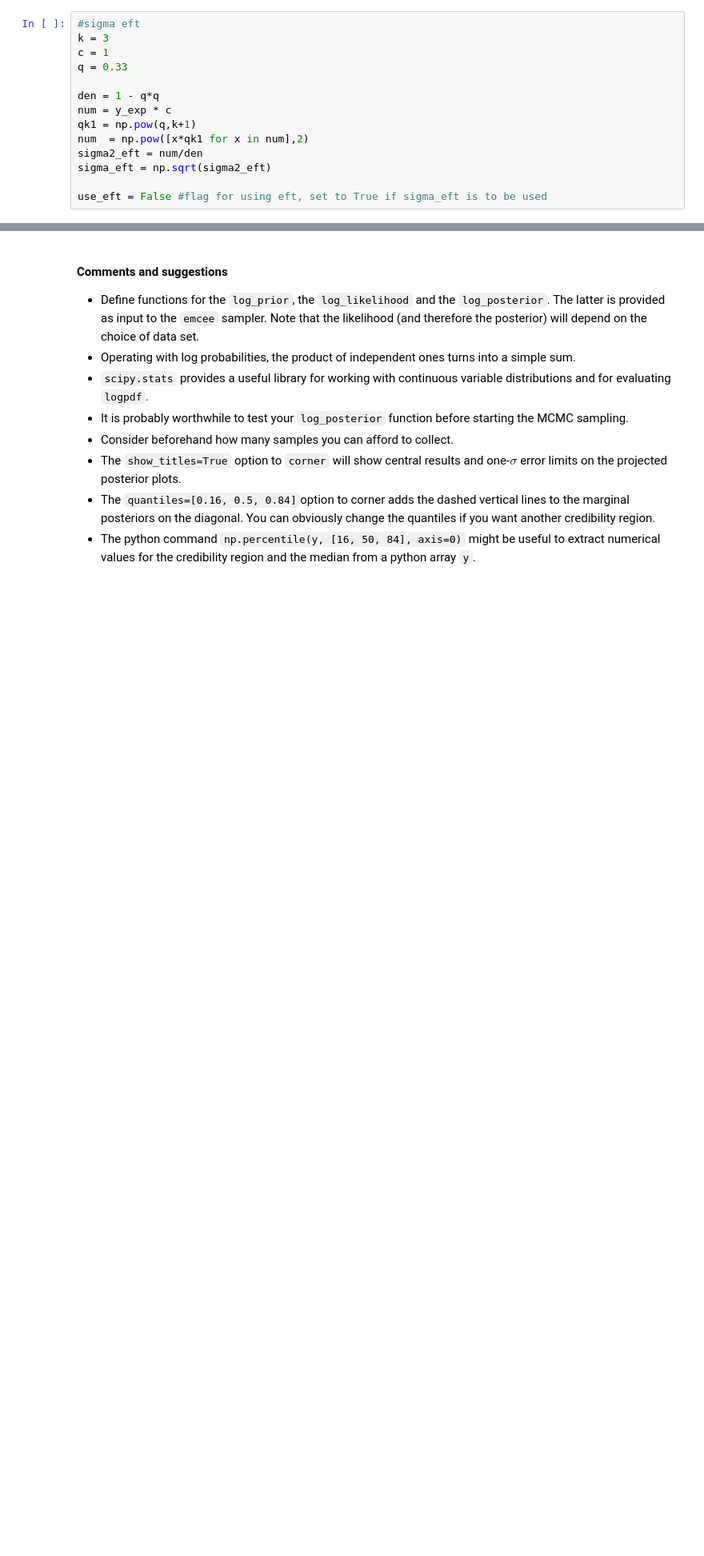
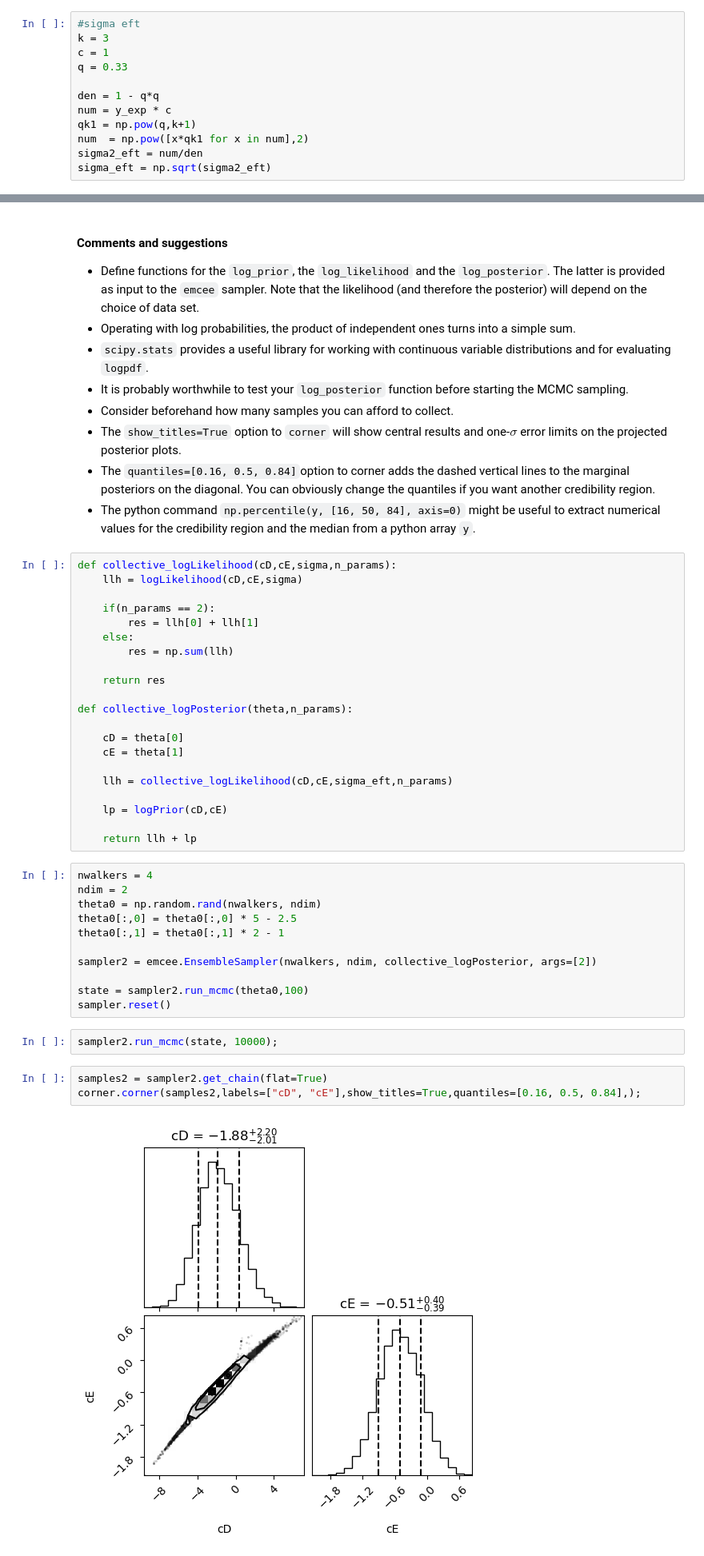
Before and after one commit to wonder-coconut/tif285_project, a Jupyter notebook: TIF285_Project1.ipynb, the cells around one changed output, grey strips where cells are left out. Shown at 80% size. Saved outputs shown, nothing was run; the diff lists cells and outputs as text; blank space fills up the shorter version.

```diff
--- a/TIF285_Project1.ipynb
+++ b/TIF285_Project1.ipynb
@@ -159,8 +160,6 @@ qk1 = np.pow(q,k+1)
 num  = np.pow([x*qk1 for x in num],2)
 sigma2_eft = num/den
 sigma_eft = np.sqrt(sigma2_eft)
-
-use_eft = False #flag for using eft, set to True if sigma_eft is to be used
 # %%
 def logPrior(cD,cE):
     return np.log(stats.norm.pdf(cD,0,5)*stats.norm.pdf(cE,0,5))
@@ -298,3 +317,42 @@ axes[1].contour(cD_range,cE_range,res_eft_ft3h,levels=contours_eft_ft3h,colors =
 * The `show_titles=True` option to `corner` will show central results and one-$\sigma$ error limits on the projected posterior plots.
 * The `quantiles=[0.16, 0.5, 0.84]`option to corner adds the dashed vertical lines to the marginal posteriors on the diagonal. You can obviously change the quantiles if you want another credibility region.
 * The python command `np.percentile(y, [16, 50, 84], axis=0)` might be useful to extract numerical values for the credibility region and the median from a python array `y`.
+# %%
+def collective_logLikelihood(cD,cE,sigma,n_params):
+    llh = logLikelihood(cD,cE,sigma)
+
+    if(n_params == 2):
+        res = llh[0] + llh[1]
+    else:
+        res = np.sum(llh)
+
+    return res
+
+def collective_logPosterior(theta,n_params):
+
+    cD = theta[0]
+    cE = theta[1]
+
+    llh = collective_logLikelihood(cD,cE,sigma_eft,n_params)
+
+    lp = logPrior(cD,cE)
+
+    return llh + lp
+# %%
+nwalkers = 4
+ndim = 2
+theta0 = np.random.rand(nwalkers, ndim)
+theta0[:,0] = theta0[:,0] * 5 - 2.5
+theta0[:,1] = theta0[:,1] * 2 - 1
+
+sampler2 = emcee.EnsembleSampler(nwalkers, ndim, collective_logPosterior, args=[2])
+
+state = sampler2.run_mcmc(theta0,100)
+sampler.reset()
+# %%
+sampler2.run_mcmc(state, 10000);
+# %%
+samples2 = sampler2.get_chain(flat=True)
+corner.corner(samples2,labels=["cD", "cE"],show_titles=True,quantiles=[0.16, 0.5, 0.84],);
+# %% [output]
+[figure, added]
```
Also changed, not shown: parts of 7 cells of this notebook.
